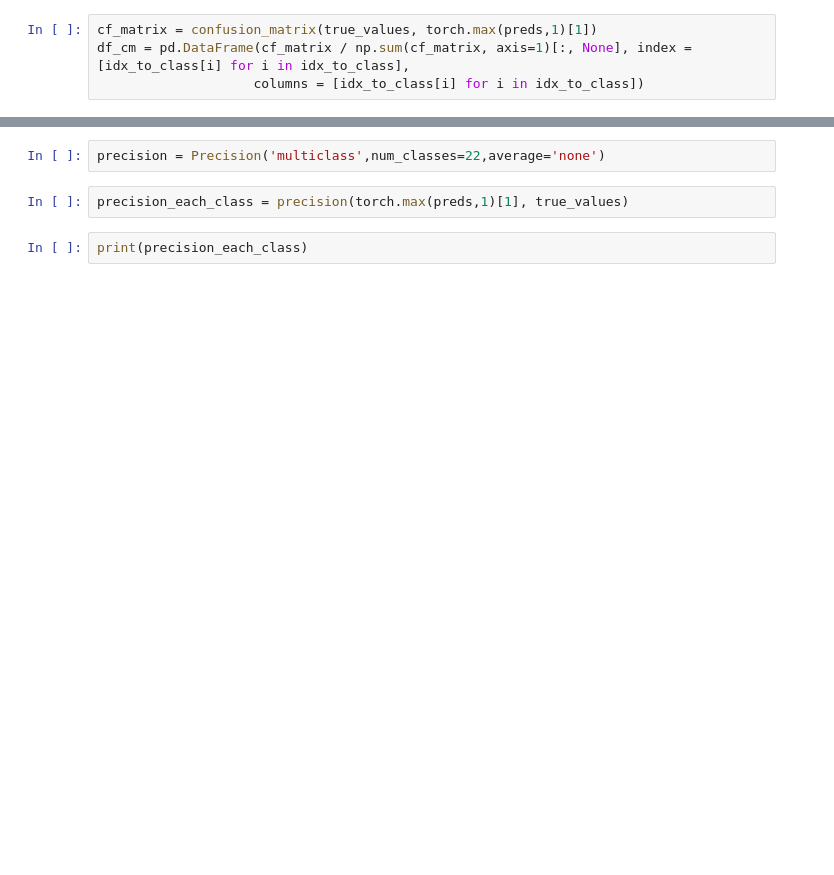
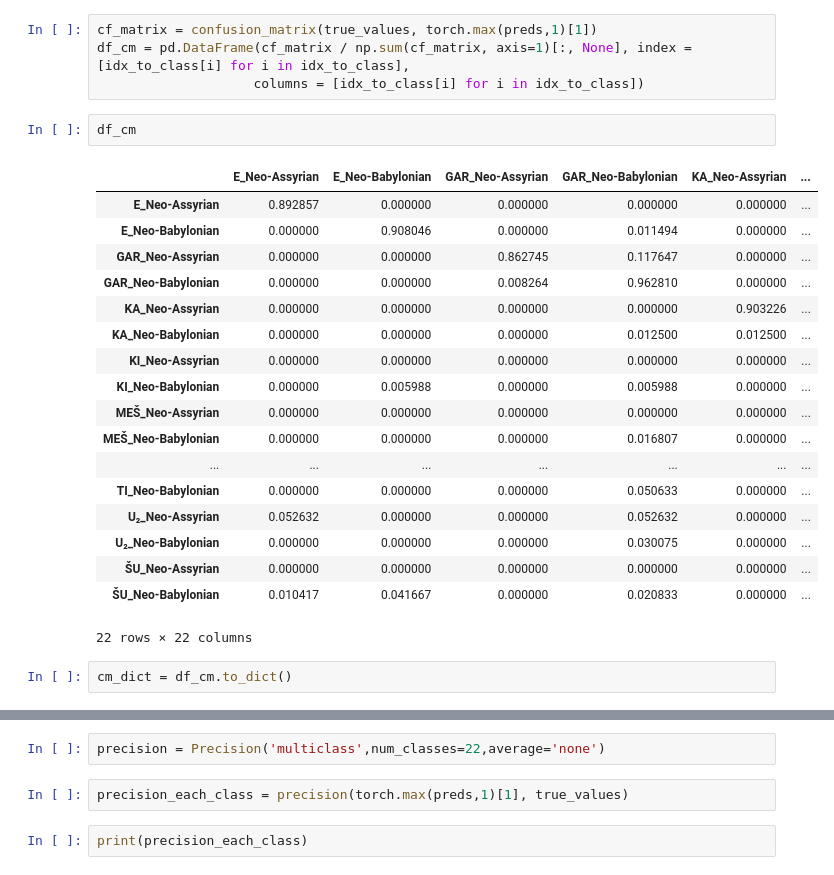
Before and after one commit to ElectronicBabylonianLiterature/signs-classification, a Jupyter notebook: visualizations/trained_resnet101_CDP.ipynb, the cells around one changed output, grey strips where cells are left out. Cells and saved outputs as stored; diff of their text form; blank space fills up the shorter version.

```diff
--- a/visualizations/trained_resnet101_CDP.ipynb
+++ b/visualizations/trained_resnet101_CDP.ipynb
@@ -122,3 +133,26 @@ Overall Top-3 accuracy:  0.9688122272491455
 cf_matrix = confusion_matrix(true_values, torch.max(preds,1)[1])
 df_cm = pd.DataFrame(cf_matrix / np.sum(cf_matrix, axis=1)[:, None], index = [idx_to_class[i] for i in idx_to_class],
                     columns = [idx_to_class[i] for i in idx_to_class])
+# %%
+df_cm
+# %% [output]
+|  | E_Neo-Assyrian | E_Neo-Babylonian | GAR_Neo-Assyrian | GAR_Neo-Babylonian | KA_Neo-Assyrian | ... |
+| E_Neo-Assyrian | 0.892857 | 0.000000 | 0.000000 | 0.000000 | 0.000000 | ... |
+| E_Neo-Babylonian | 0.000000 | 0.908046 | 0.000000 | 0.011494 | 0.000000 | ... |
+| GAR_Neo-Assyrian | 0.000000 | 0.000000 | 0.862745 | 0.117647 | 0.000000 | ... |
+| GAR_Neo-Babylonian | 0.000000 | 0.000000 | 0.008264 | 0.962810 | 0.000000 | ... |
+| KA_Neo-Assyrian | 0.000000 | 0.000000 | 0.000000 | 0.000000 | 0.903226 | ... |
+| KA_Neo-Babylonian | 0.000000 | 0.000000 | 0.000000 | 0.012500 | 0.012500 | ... |
+| KI_Neo-Assyrian | 0.000000 | 0.000000 | 0.000000 | 0.000000 | 0.000000 | ... |
+| KI_Neo-Babylonian | 0.000000 | 0.005988 | 0.000000 | 0.005988 | 0.000000 | ... |
+| MEŠ_Neo-Assyrian | 0.000000 | 0.000000 | 0.000000 | 0.000000 | 0.000000 | ... |
+| MEŠ_Neo-Babylonian | 0.000000 | 0.000000 | 0.000000 | 0.016807 | 0.000000 | ... |
+| ... | ... | ... | ... | ... | ... | ... |
+| TI_Neo-Babylonian | 0.000000 | 0.000000 | 0.000000 | 0.050633 | 0.000000 | ... |
+| U₂_Neo-Assyrian | 0.052632 | 0.000000 | 0.000000 | 0.052632 | 0.000000 | ... |
+| U₂_Neo-Babylonian | 0.000000 | 0.000000 | 0.000000 | 0.030075 | 0.000000 | ... |
+| ŠU_Neo-Assyrian | 0.000000 | 0.000000 | 0.000000 | 0.000000 | 0.000000 | ... |
+| ŠU_Neo-Babylonian | 0.010417 | 0.041667 | 0.000000 | 0.020833 | 0.000000 | ... |
+22 rows × 22 columns
+# %%
+cm_dict = df_cm.to_dict()
```
Also changed, not shown: parts of 12 cells of this notebook, 2 other files.
